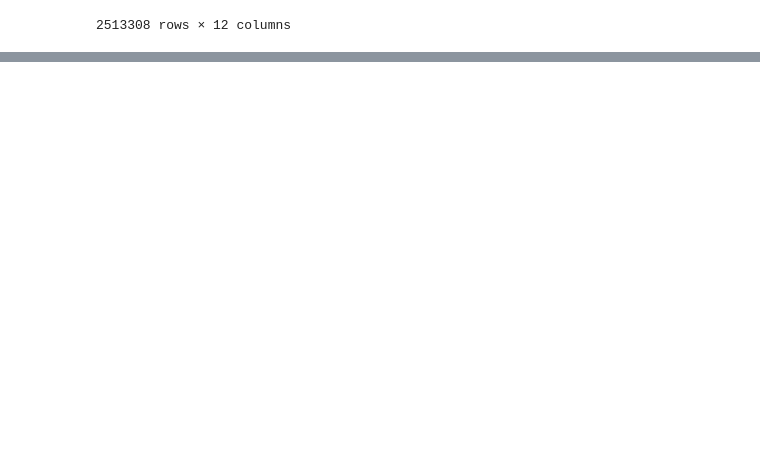
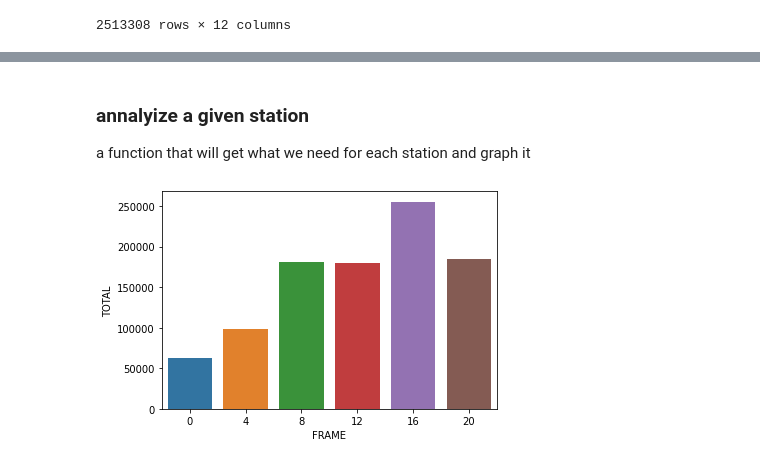
Before and after one commit to mohdaim996/MTA_Turnstile_Data_Analysis, a Jupyter notebook: MTA_Data_Analysis.ipynb, the cells around one changed output, grey strips where cells are left out. Saved outputs shown, nothing was run; the diff lists cells and outputs as text; code cells hidden in the pictures; blank space fills up the shorter version.

```diff
--- a/MTA_Data_Analysis.ipynb
+++ b/MTA_Data_Analysis.ipynb
@@ -105 +117,3 @@ f,t
+# %%
+  df.drop_duplicates(['C/A',	'UNIT',	'SCP','LINENAME',	'DIVISION','STATION','DATE_TIME'],inplace = True)
 # %%
@@ -194,0 +264,40 @@ chart.set_xticklabels(chart.get_xticklabels(), rotation=45)
+# %% [markdown]
+### annalyize a given station
+a function that will get what we need for each station and graph it
+# %%
+def get_station(name):
+
+  station = df[df.STATION == name].sort_values("DATE_TIME", ascending=False).reset_index(drop=True).copy(deep = True)
+
+
+  station['E_DIFF'] = (station
+                      .groupby(by=['C/A',	'UNIT',	'SCP','LINENAME',	'DIVISION'])
+                      .ENTRIES.diff()
+                      .reset_index(drop=True)
+                      .to_list())
+  station['EX_DIFF'] = (station
+                      .groupby(by=['C/A',	'UNIT',	'SCP','LINENAME',	'DIVISION'])
+                      .EXITS.diff()
+                      .reset_index(drop=True)
+                      .to_list())
+  station.dropna(subset = ['ENTRIES','E_DIFF','EX_DIFF'],inplace = True)
+
+  station['E_DIFF'] = np.where(((station.ENTRIES + station.E_DIFF)< -8000), station.ENTRIES, abs(station.E_DIFF))
+  station['EX_DIFF'] = np.where(((station.ENTRIES + station.EX_DIFF)< -8000), station.ENTRIES, abs(station.EX_DIFF))
+
+  station['FRAME'] = (np.where((station.DATE_TIME.dt.hour <= 4),4
+                            ,np.where((station.DATE_TIME.dt.hour <= 8),8
+                                      ,np.where((station.DATE_TIME.dt.hour <= 12),12
+                                                ,np.where((station.DATE_TIME.dt.hour <= 16),16
+                                                          ,np.where((station.DATE_TIME.dt.hour <= 20),20,0))))))
+  station['TOTAL'] = abs(station.E_DIFF + station.EX_DIFF)
+  station=station.groupby(by = ['FRAME'],as_index=False)[['E_DIFF','EX_DIFF','TOTAL']].sum().reset_index(drop=True)
+
+
+  sns.barplot(x= station.FRAME, y = station.TOTAL)
+# %%
+stations = ['GUN HILL RD','50 ST','DITMAS AV']
+# %%
+get_station(stations[0])
+# %% [output]
+[figure, added]
```
Also changed, not shown: parts of 40 cells of this notebook.
